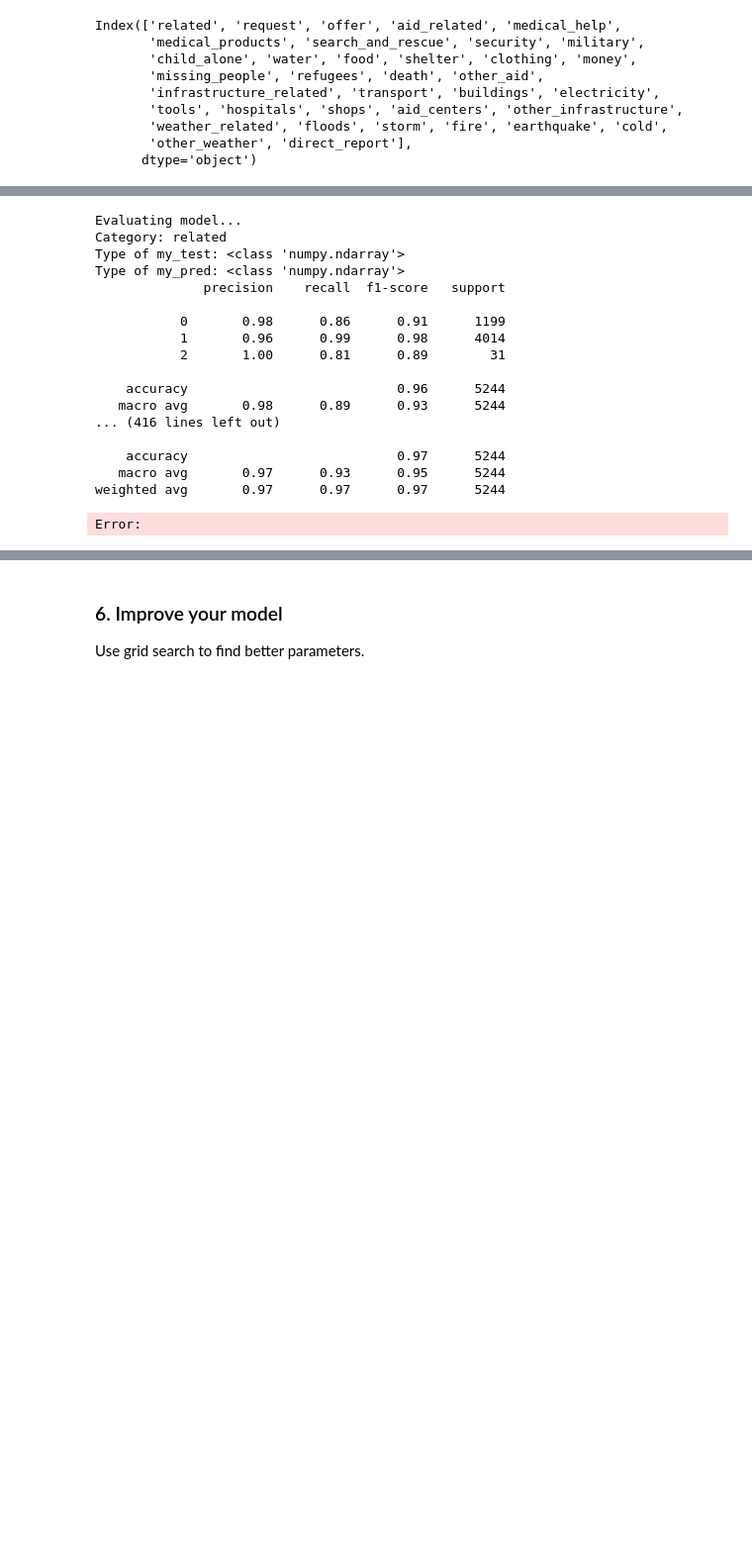
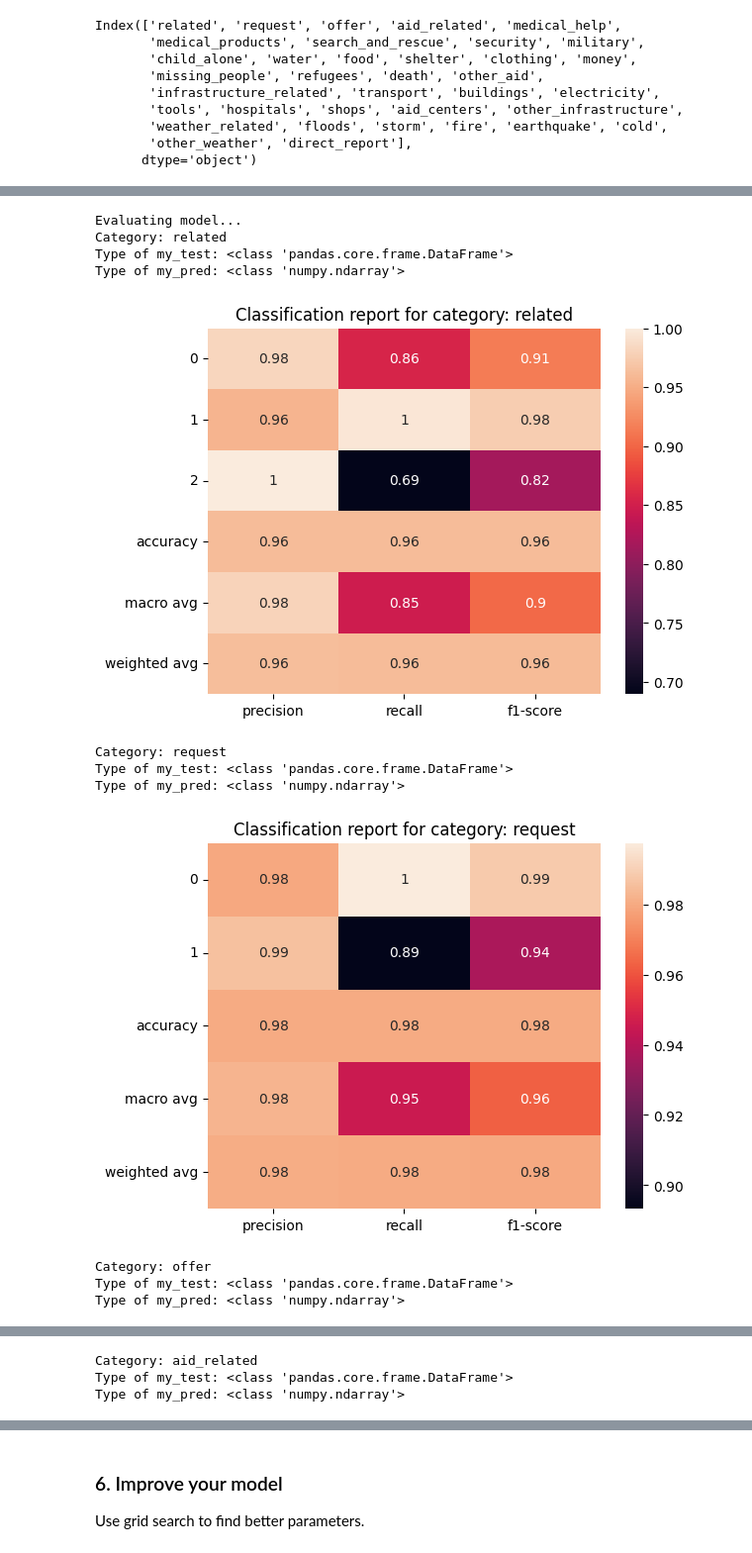
Before and after one commit to michael-zeller/udacity_cd0018, a Jupyter notebook: notebooks/ML Pipeline Preparation.ipynb, the cells around one changed output, grey strips where cells are left out. Shown at 99% size. Saved outputs shown, nothing was run; the diff lists cells and outputs as text; code cells hidden in the pictures; blank space fills up the shorter version.

Commit message:
heatmap for classification_report

```diff
--- a/notebooks/ML Pipeline Preparation.ipynb
+++ b/notebooks/ML Pipeline Preparation.ipynb
@@ -55,35 +48,36 @@ model = joblib.load("model.pkl")
 # %%
 
 from sklearn.metrics import classification_report
+import seaborn as sns
+import matplotlib.pyplot as plt
+import pandas as pd
 
 print('Evaluating model...')
 Y_pred = model.predict(X_test)
 
-Y_test = Y_test.values
+
+
 
 for i, category in enumerate(category_names):
     print('Category: {}'.format(category))
     print('Type of my_test:', type(Y_test))
     print('Type of my_pred:', type(Y_pred))
-    my_test = Y_test[:,i]
+    my_test = Y_test.values[:,i]
     my_pred = Y_pred[:,i]
-    print(classification_report(my_test, my_pred))
+    cat_report = classification_report(my_test, my_pred, output_dict=True)
+    sns.heatmap(pd.DataFrame(cat_report).iloc[:-1, :].T, annot=True)
+    plt.title('Classification report for category: {}'.format(category))
+    plt.show()
 # %% [output]
 Evaluating model...
 Category: related
-Type of my_test: <class 'numpy.ndarray'>
+Type of my_test: <class 'pandas.core.frame.DataFrame'>
 Type of my_pred: <class 'numpy.ndarray'>
-              precision    recall  f1-score   support
-
-           0       0.98      0.86      0.91      1199
-           1       0.96      0.99      0.98      4014
-           2       1.00      0.81      0.89        31
-
-    accuracy                           0.96      5244
-   macro avg       0.98      0.89      0.93      5244
-... (416 lines left out)
-
-    accuracy                           0.97      5244
-   macro avg       0.97      0.93      0.95      5244
-weighted avg       0.97      0.97      0.97      5244
+[figure, added]
-Error:
+Category: request
+Type of my_test: <class 'pandas.core.frame.DataFrame'>
+Type of my_pred: <class 'numpy.ndarray'>
+[figure, added]
+Category: offer
+Type of my_test: <class 'pandas.core.frame.DataFrame'>
+Type of my_pred: <class 'numpy.ndarray'>
@@ -89,0 +85,3 @@ Error:
+Category: aid_related
+Type of my_test: <class 'pandas.core.frame.DataFrame'>
+Type of my_pred: <class 'numpy.ndarray'>
```
Also changed, not shown: parts of 3 cells of this notebook, 2 other files.
